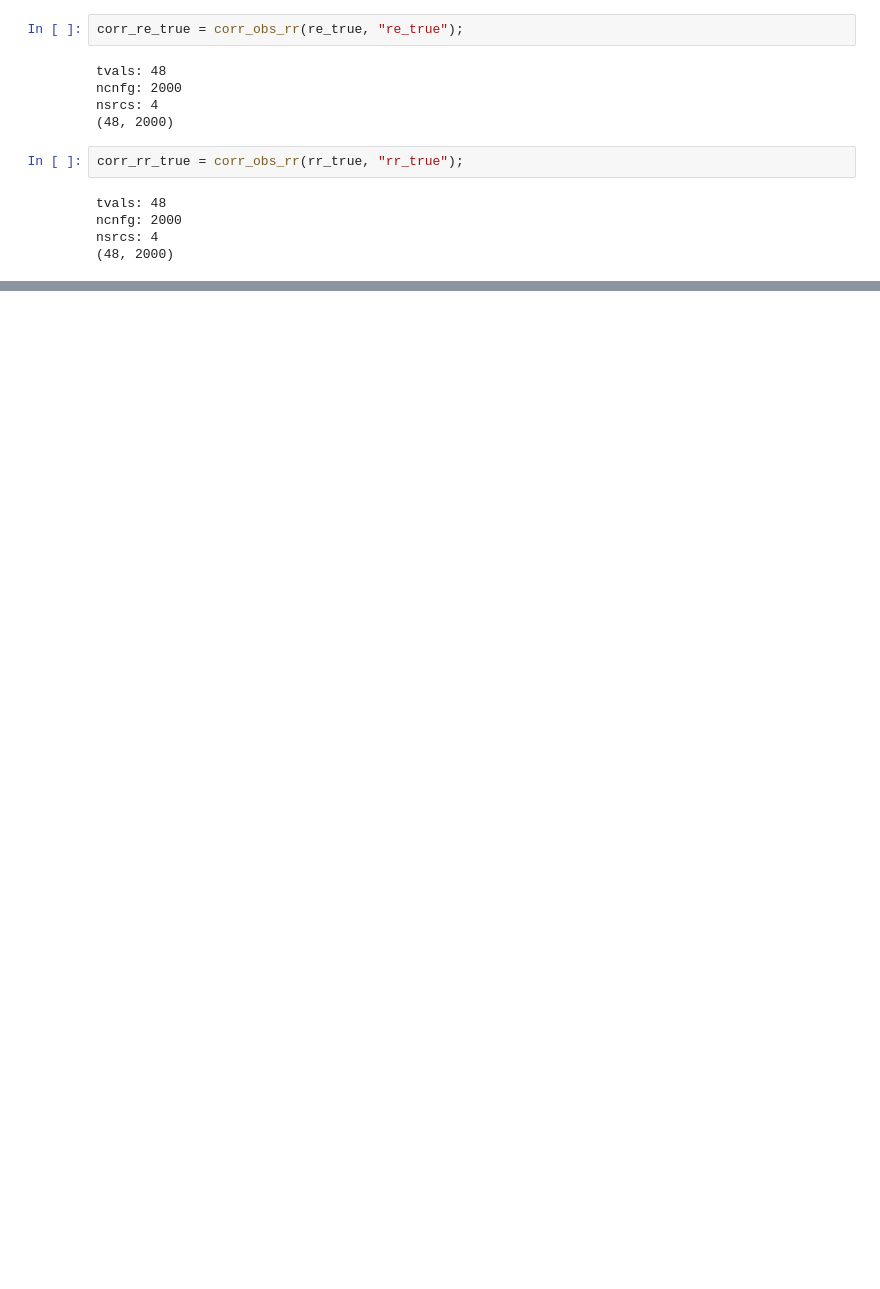
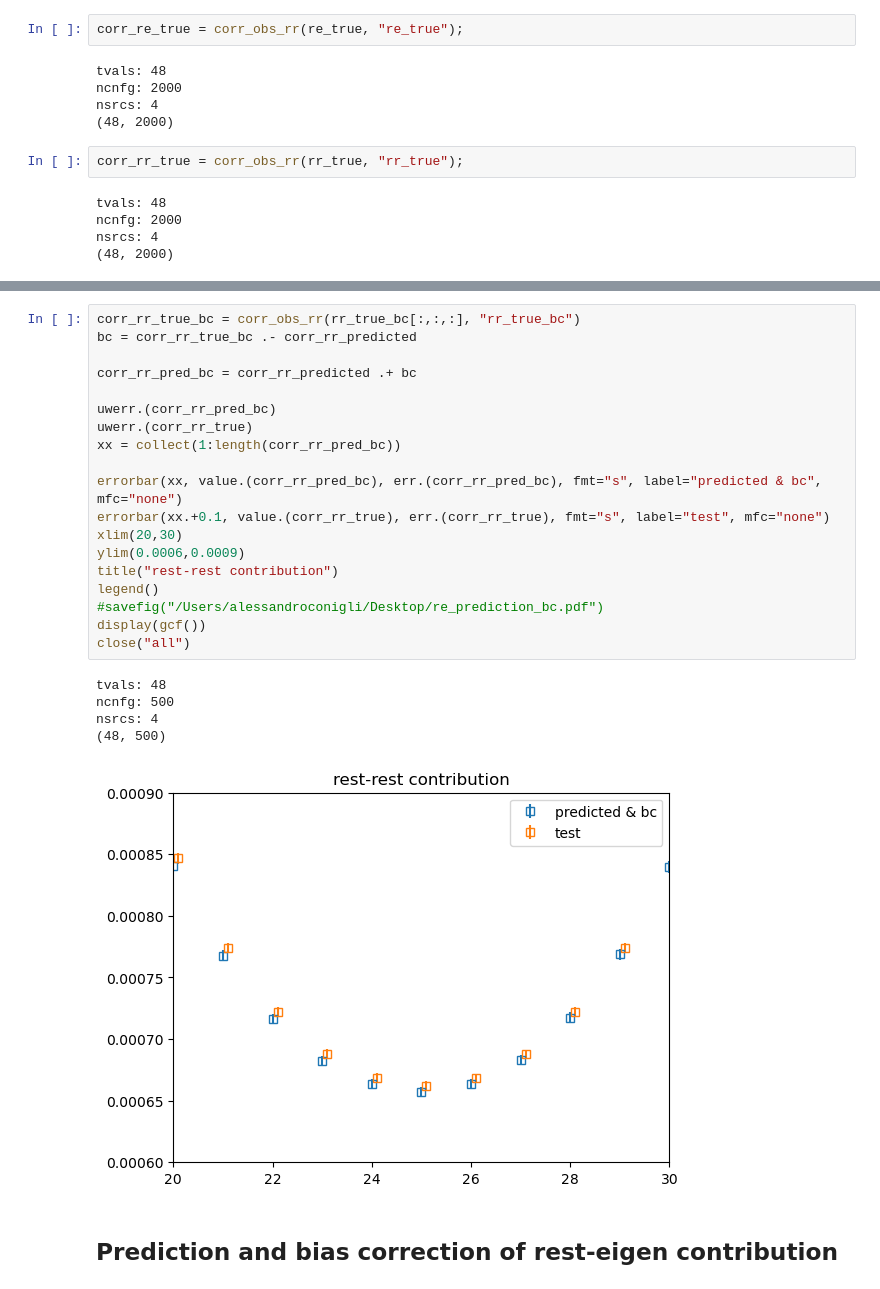
Before and after one commit to Bunniies/LmaPredict.jl, a Jupyter notebook: notebooks/test_GanModel.jl.ipynb, the cells around one changed output, grey strips where cells are left out. Saved outputs shown, nothing was run; the diff lists cells and outputs as text; blank space fills up the shorter version.

```diff
--- a/notebooks/test_GanModel.jl.ipynb
+++ b/notebooks/test_GanModel.jl.ipynb
@@ -470,3 +425,30 @@ close("all")
+# %%
+corr_rr_true_bc = corr_obs_rr(rr_true_bc[:,:,:], "rr_true_bc")
+bc = corr_rr_true_bc .- corr_rr_predicted
+
+corr_rr_pred_bc = corr_rr_predicted .+ bc
+
+uwerr.(corr_rr_pred_bc)
+uwerr.(corr_rr_true)
+xx = collect(1:length(corr_rr_pred_bc))
+
+errorbar(xx, value.(corr_rr_pred_bc), err.(corr_rr_pred_bc), fmt="s", label="predicted & bc", mfc="none")
+errorbar(xx.+0.1, value.(corr_rr_true), err.(corr_rr_true), fmt="s", label="test", mfc="none")
+xlim(20,30)
+ylim(0.0006,0.0009)
+title("rest-rest contribution")
+legend()
+#savefig("/Users/alessandroconigli/Desktop/re_prediction_bc.pdf")
+display(gcf())
+close("all")
+# %% [output]
+tvals: 48
+ncnfg: 500
+nsrcs: 4
+(48, 500)
+[figure, added]
+# %% [markdown]
+## Prediction and bias correction of rest-eigen contribution
 # %%
 using ADerrors
 uwerr.(corr_re_predicted)
```
Also changed, not shown: parts of 20 cells of this notebook, 1 other file.
